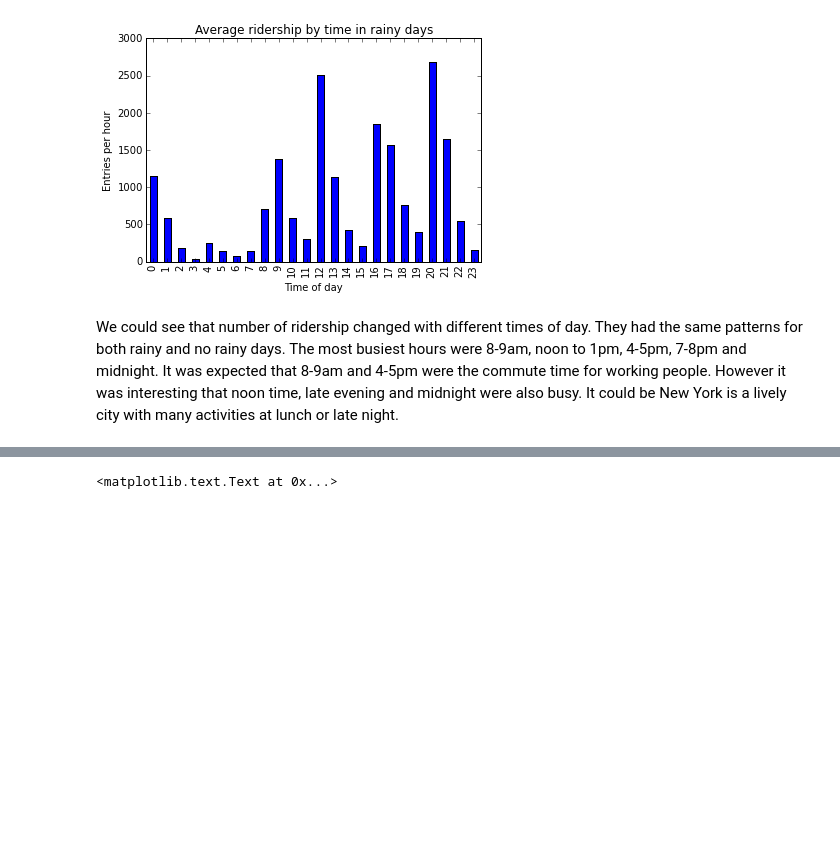
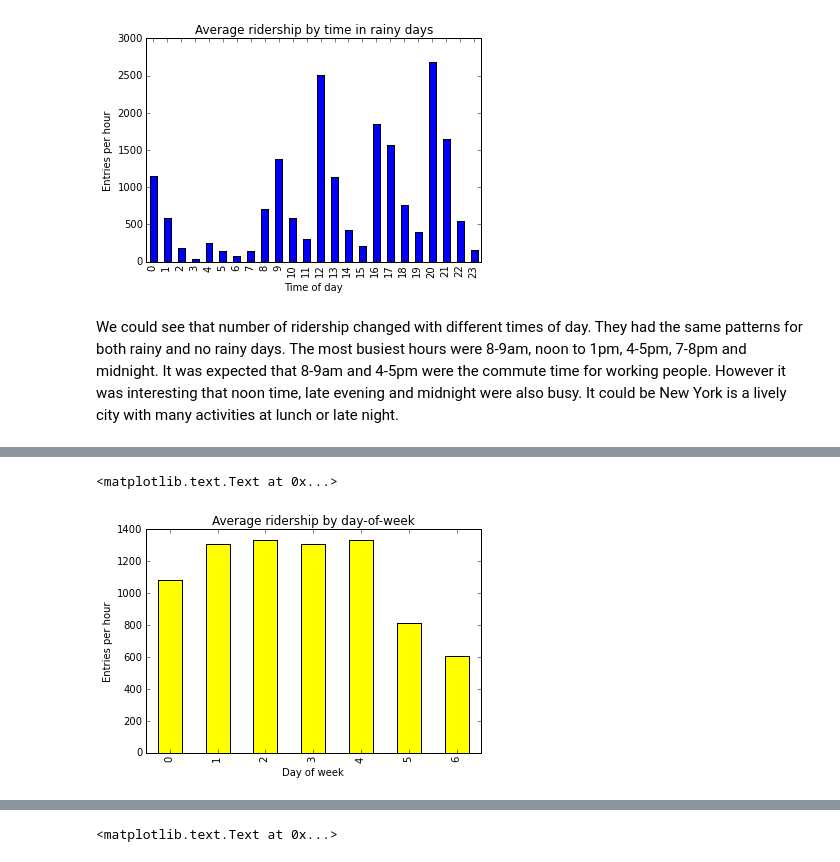
Before and after one commit to thuyquach/Analyzing-New-York-Subway-Data, a Jupyter notebook: Summited_Analayzing_NYC_Subway_Dataset.ipynb, the cells around one changed output, grey strips where cells are left out. Saved outputs shown, nothing was run; the diff lists cells and outputs as text; code cells hidden in the pictures; blank space fills up the shorter version.

```diff
--- a/Summited_Analayzing_NYC_Subway_Dataset.ipynb
+++ b/Summited_Analayzing_NYC_Subway_Dataset.ipynb
@@ -283,0 +262,8 @@ SyntaxError: invalid syntax (<ipython-input-20-7964ebaf73de>, line 7)
+# %%
+turnstile_weather.groupby(['DAY'])['ENTRIESn_hourly'].mean().plot(kind = 'bar',color = "yellow")
+plt.title('Average ridership by day-of-week')
+plt.xlabel('Day of week')
+plt.ylabel('Entries per hour')
+# %% [output]
+<matplotlib.text.Text at 0x...>
+[figure, added]
```
Also changed, not shown: parts of 70 cells of this notebook.
